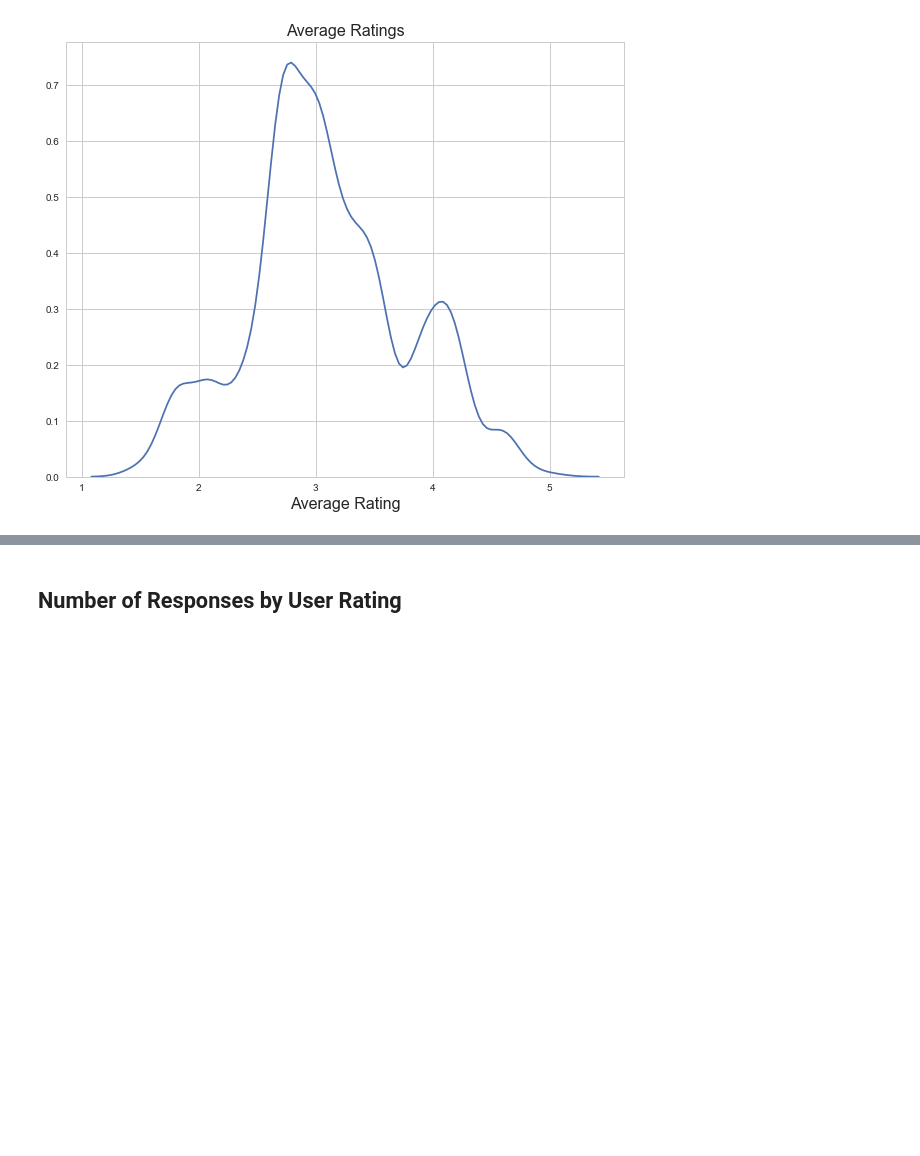
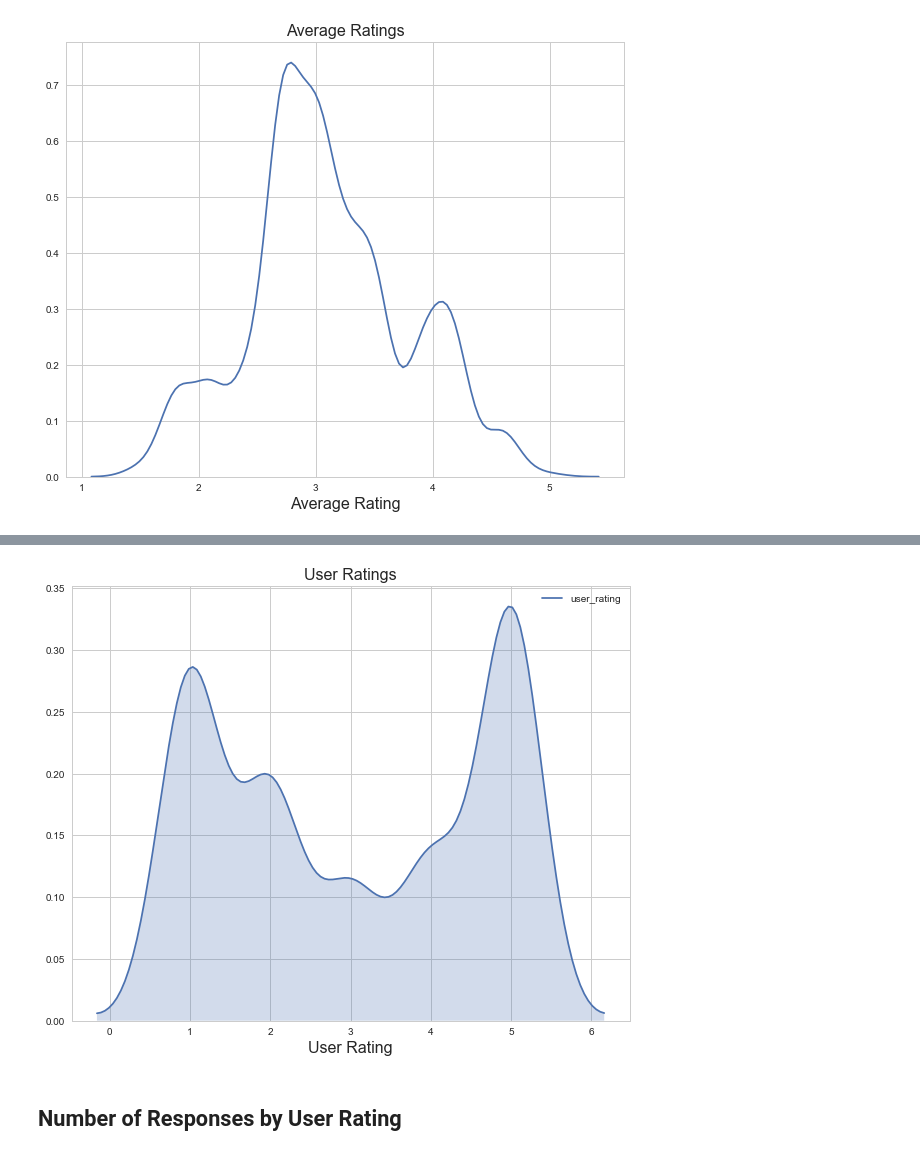
Before and after one commit to aromeeo/web-scraping-lululemon, a Jupyter notebook: lululemon_final.ipynb, the cells around one changed output, grey strips where cells are left out. Saved outputs shown, nothing was run; the diff lists cells and outputs as text; code cells hidden in the pictures; blank space fills up the shorter version.

```diff
--- a/lululemon_final.ipynb
+++ b/lululemon_final.ipynb
@@ -68,3 +93,11 @@ plt.show();
+# %%
+plt.figure(figsize=(10,8))
+sns.kdeplot(df['user_rating'], shade=True)
+plt.title("User Ratings", fontsize=16)
+plt.xlabel("User Rating", fontsize=16)
+plt.show();
+# %% [output]
+[figure, added]
 # %% [markdown]
 ## Number of Responses by User Rating
 # %%
```
Also changed, not shown: parts of 29 cells of this notebook.
